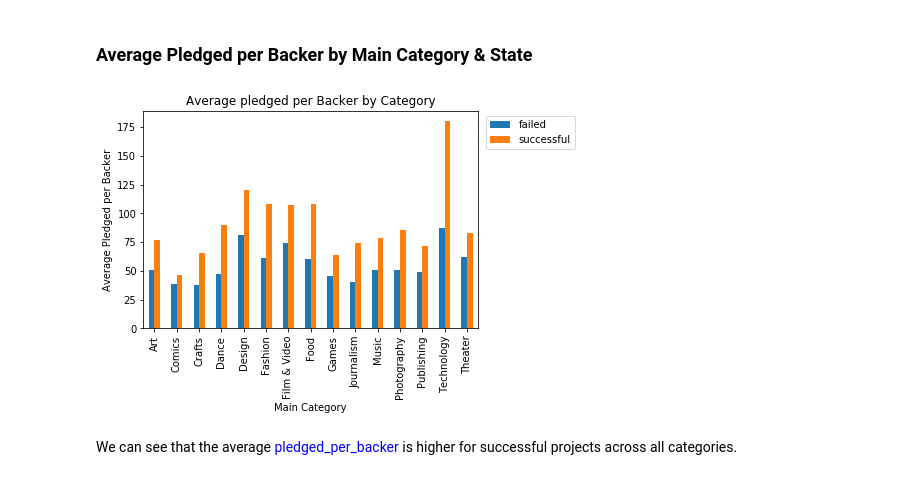
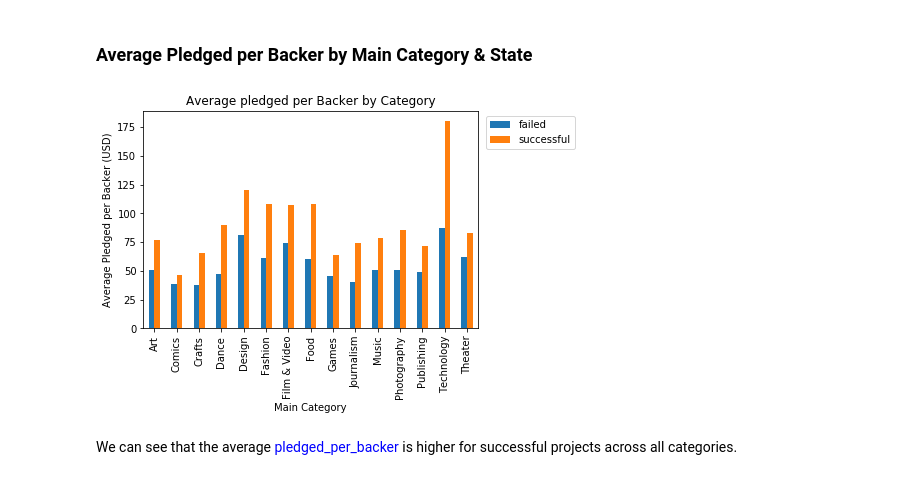
Before and after one commit to qjyap/STAT131-HALLO, a Jupyter notebook: Stats 131 Final Report.ipynb, the cells around one changed output. Cells and saved outputs as stored; diff of their text form; code cells hidden in the pictures.

```diff
--- a/Stats 131 Final Report.ipynb
+++ b/Stats 131 Final Report.ipynb
@@ -624,13 +624,13 @@ We can see that successful projects tend to have lower median of <font color = '
 # %%
 A = kickstarter_cleaned.groupby(['main_category','state']).pledged_per_backer.mean().unstack()
 A.plot(kind="bar")
 plt.title("Average pledged per Backer by Category")
-plt.ylabel("Average Pledged per Backer")
+plt.ylabel("Average Pledged per Backer (USD)")
 plt.xlabel("Main Category")
 plt.legend(bbox_to_anchor=(1.01, 1), loc='upper left', ncol=1)
 plt.show()
 # %% [output]
-[figure, old version]
+[figure, new version]
 # %% [markdown]
 We can see that the average <font color = 'blue'>pledged_per_backer</font> is higher for successful projects across all categories.
 # %% [markdown]
```
Also changed, not shown: parts of 9 cells of this notebook.
